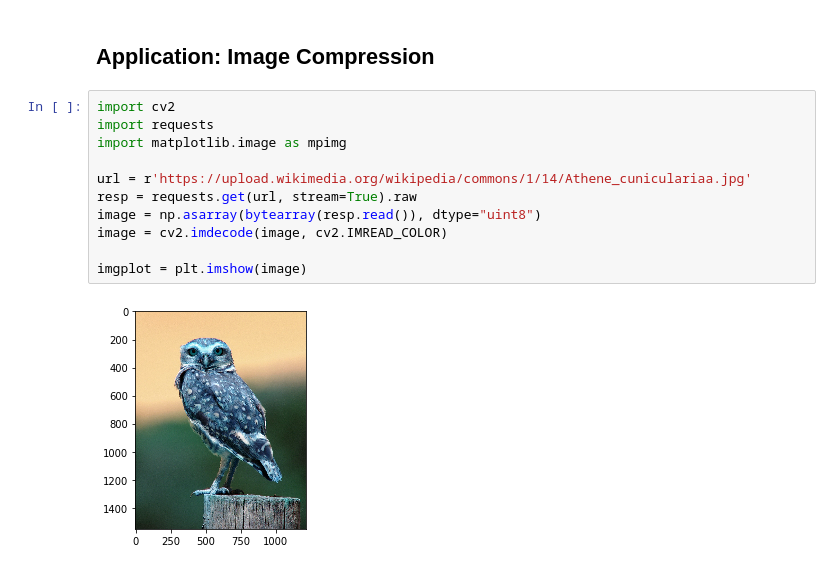
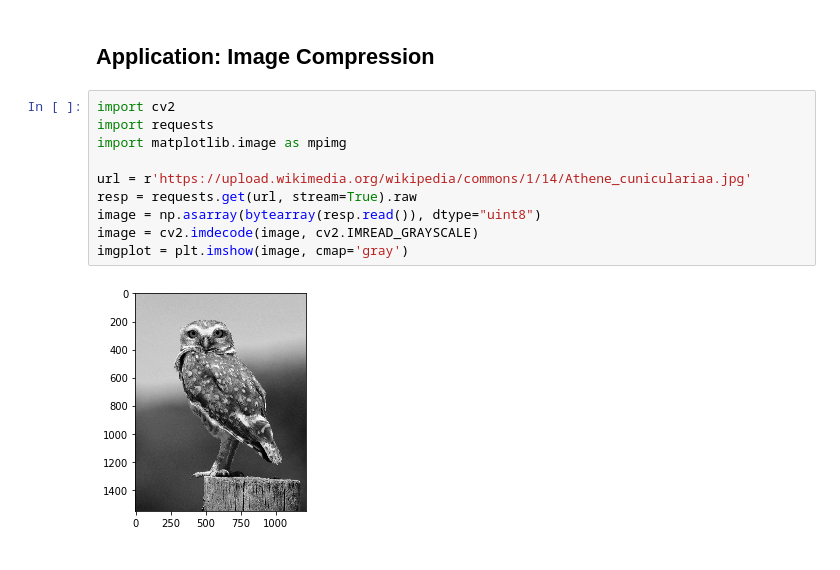
Before and after one commit to B33Boy/Data-Driven-Algorithms-Collection, a Jupyter notebook: Matrix Factorizations/Singular Value Decomposition.ipynb, the cells around one changed output. Saved outputs shown, nothing was run; the diff lists cells and outputs as text.

Commit message:
SVD image application completed

```diff
--- a/Matrix Factorizations/Singular Value Decomposition.ipynb
+++ b/Matrix Factorizations/Singular Value Decomposition.ipynb
@@ -119,13 +119,12 @@ array([[1., 3.],
 # %%
 import cv2
 import requests
 import matplotlib.image as mpimg
 
 url = r'https://upload.wikimedia.org/wikipedia/commons/1/14/Athene_cuniculariaa.jpg'
 resp = requests.get(url, stream=True).raw
 image = np.asarray(bytearray(resp.read()), dtype="uint8")
-image = cv2.imdecode(image, cv2.IMREAD_COLOR)
-
-imgplot = plt.imshow(image)
+image = cv2.imdecode(image, cv2.IMREAD_GRAYSCALE)
+imgplot = plt.imshow(image, cmap='gray')
 # %% [output]
-[figure, old version]
+[figure, new version]
```
Also changed, not shown: parts of 2 cells of this notebook.
